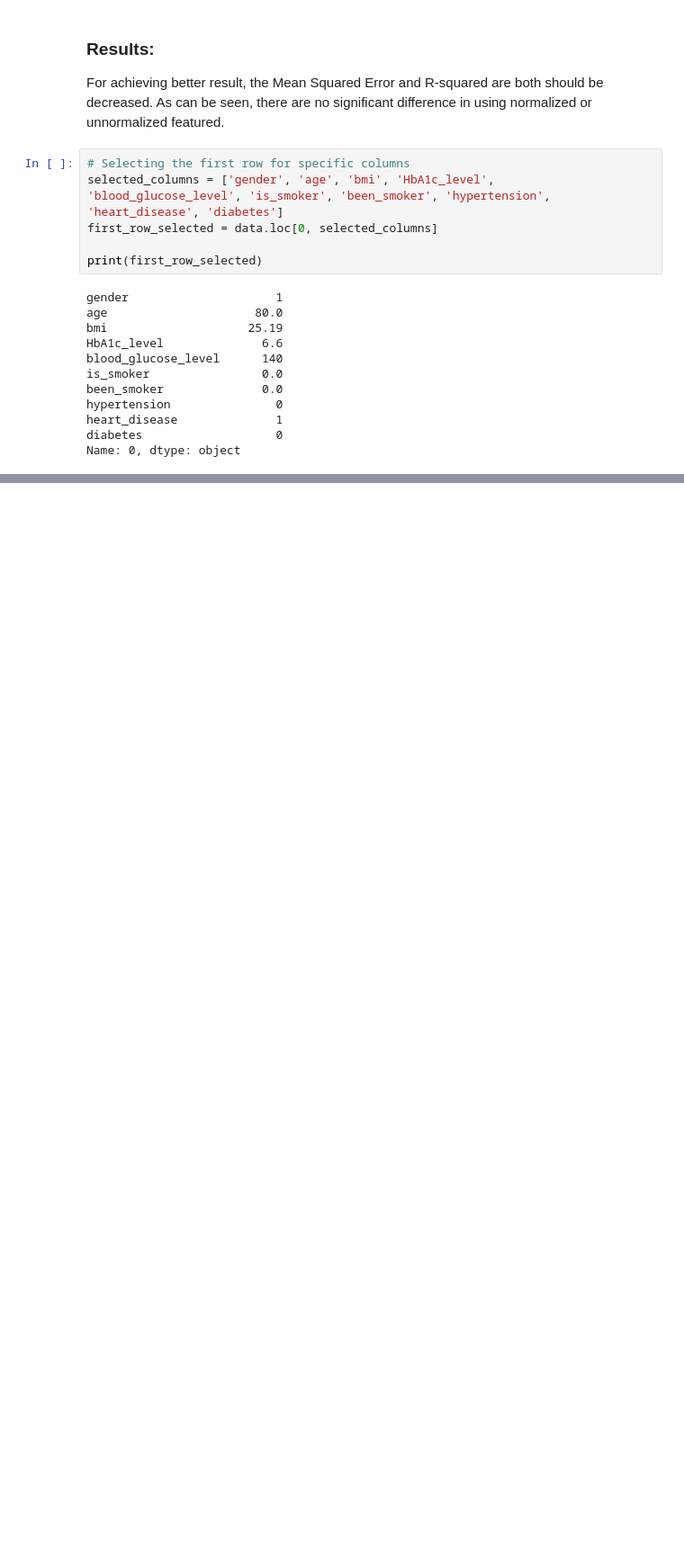
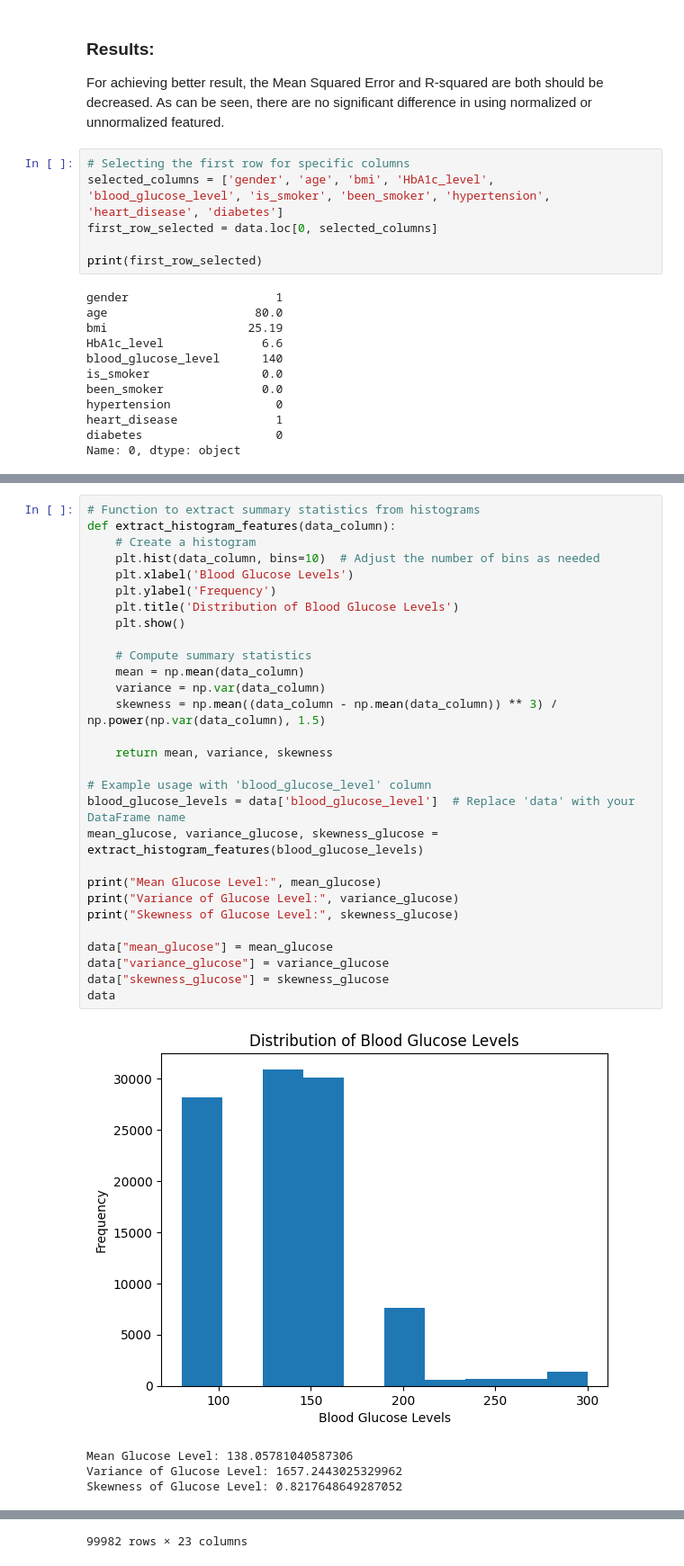
Before and after one commit to armanfeili/FDS-Final-Project, a Jupyter notebook: main.ipynb, the cells around one changed output, grey strips where cells are left out. Shown at 90% size. Saved outputs shown, nothing was run; the diff lists cells and outputs as text; blank space fills up the shorter version.

Commit message:
Histogram Features Extraction, KNN Classifier

```diff
--- a/main.ipynb
+++ b/main.ipynb
@@ -511,0 +720,34 @@ Name: 0, dtype: object
+# %%
+# Function to extract summary statistics from histograms
+def extract_histogram_features(data_column):
+    # Create a histogram
+    plt.hist(data_column, bins=10)  # Adjust the number of bins as needed
+    plt.xlabel('Blood Glucose Levels')
+    plt.ylabel('Frequency')
+    plt.title('Distribution of Blood Glucose Levels')
+    plt.show()
+
+    # Compute summary statistics
+    mean = np.mean(data_column)
+    variance = np.var(data_column)
+    skewness = np.mean((data_column - np.mean(data_column)) ** 3) / np.power(np.var(data_column), 1.5)
+
+    return mean, variance, skewness
+
+# Example usage with 'blood_glucose_level' column
+blood_glucose_levels = data['blood_glucose_level']  # Replace 'data' with your DataFrame name
+mean_glucose, variance_glucose, skewness_glucose = extract_histogram_features(blood_glucose_levels)
+
+print("Mean Glucose Level:", mean_glucose)
+print("Variance of Glucose Level:", variance_glucose)
+print("Skewness of Glucose Level:", skewness_glucose)
+
+data["mean_glucose"] = mean_glucose
+data["variance_glucose"] = variance_glucose
+data["skewness_glucose"] = skewness_glucose
+data
+# %% [output]
+[figure, added]
+Mean Glucose Level: 138.05781040587306
+Variance of Glucose Level: 1657.2443025329962
+Skewness of Glucose Level: 0.8217648649287052
@@ -511,0 +766 @@ Name: 0, dtype: object
+99982 rows × 23 columns
```
Also changed, not shown: parts of 18 cells of this notebook.
